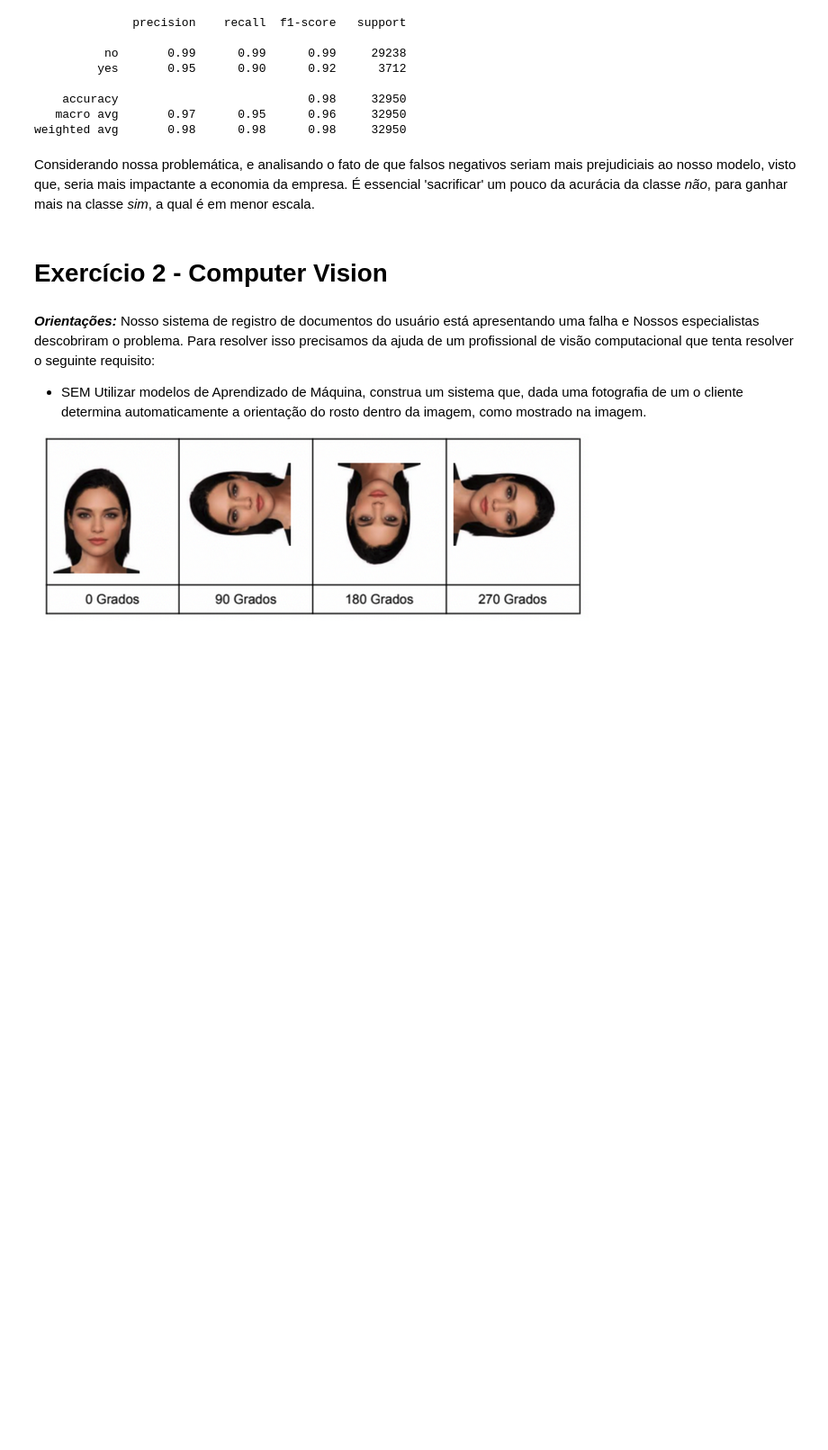
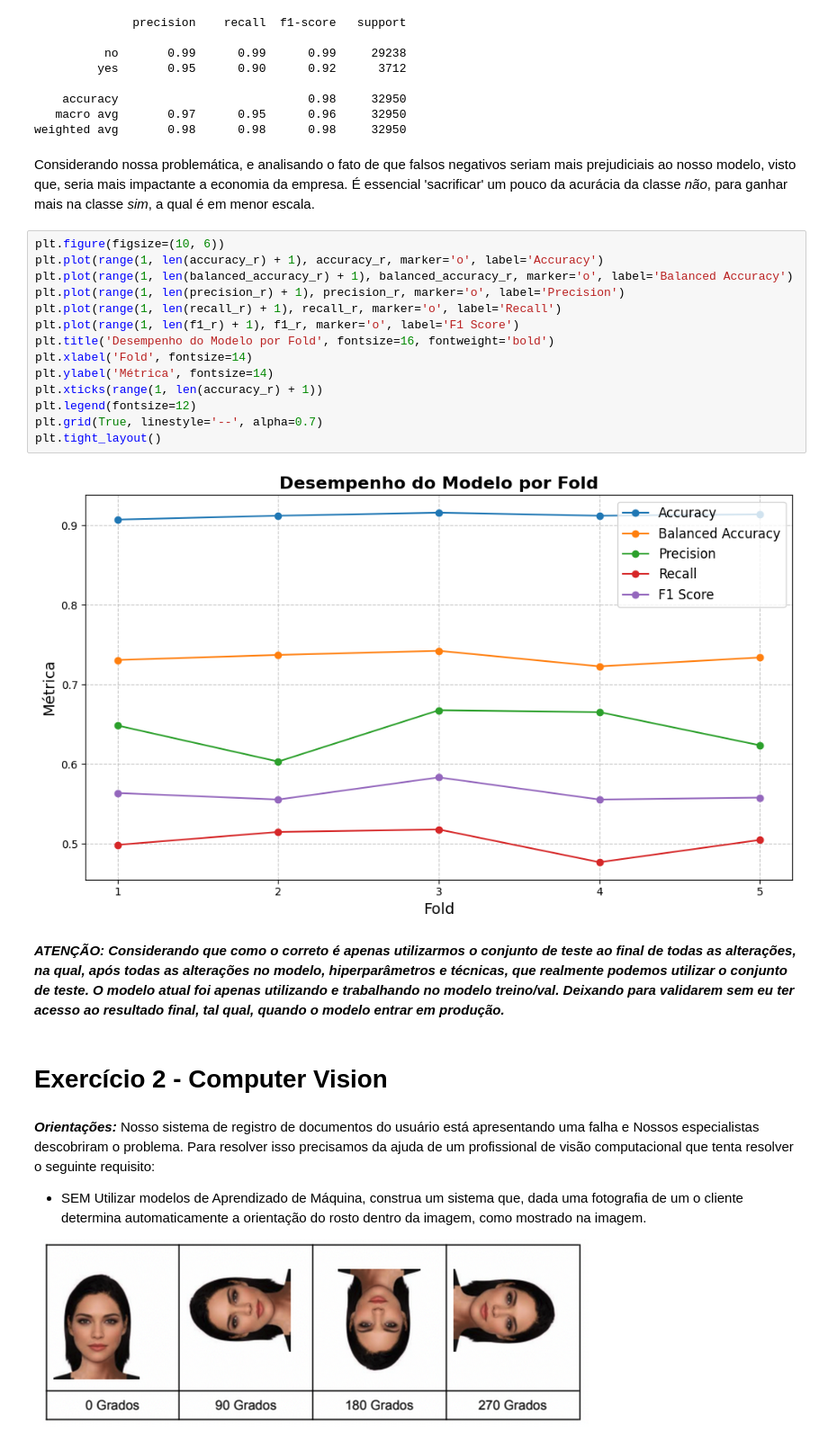
Before and after one commit to carnotbraun/meli_tecnical_challenge, a Jupyter notebook: challenge_tecnico.ipynb, the cells around one changed output. Shown at 90% size. Drawn from its saved outputs; the diff is of its cells as text; blank space fills up the shorter version.

```diff
--- a/challenge_tecnico.ipynb
+++ b/challenge_tecnico.ipynb
@@ -376,6 +376,24 @@ weighted avg       0.98      0.98      0.98     32950
 # %% [markdown]
 Considerando nossa problemática, e analisando o fato de que falsos negativos seriam mais prejudiciais ao nosso modelo, visto que, seria mais impactante a economia da empresa.
 É essencial 'sacrificar' um pouco da acurácia da classe *não*, para ganhar mais na classe *sim*, a qual é em menor escala.
+# %%
+plt.figure(figsize=(10, 6))
+plt.plot(range(1, len(accuracy_r) + 1), accuracy_r, marker='o', label='Accuracy')
+plt.plot(range(1, len(balanced_accuracy_r) + 1), balanced_accuracy_r, marker='o', label='Balanced Accuracy')
+plt.plot(range(1, len(precision_r) + 1), precision_r, marker='o', label='Precision')
+plt.plot(range(1, len(recall_r) + 1), recall_r, marker='o', label='Recall')
+plt.plot(range(1, len(f1_r) + 1), f1_r, marker='o', label='F1 Score')
+plt.title('Desempenho do Modelo por Fold', fontsize=16, fontweight='bold')
+plt.xlabel('Fold', fontsize=14)
+plt.ylabel('Métrica', fontsize=14)
+plt.xticks(range(1, len(accuracy_r) + 1))
+plt.legend(fontsize=12)
+plt.grid(True, linestyle='--', alpha=0.7)
+plt.tight_layout()
+# %% [output]
+[figure, added]
+# %% [markdown]
+***ATENÇÃO: Considerando que como o correto é apenas utilizarmos o conjunto de teste ao final de todas as alterações, na qual, após todas as alterações no modelo, hiperparâmetros e técnicas, que realmente podemos utilizar o conjunto de teste. O modelo atual foi apenas utilizando e trabalhando no modelo treino/val. Deixando para validarem sem eu ter acesso ao resultado final, tal qual, quando o modelo entrar em produção.***
 # %% [markdown]
 # Exercício 2 - Computer Vision
 # %% [markdown]
```
Also changed, not shown: parts of 3 cells of this notebook, 1 other file.
